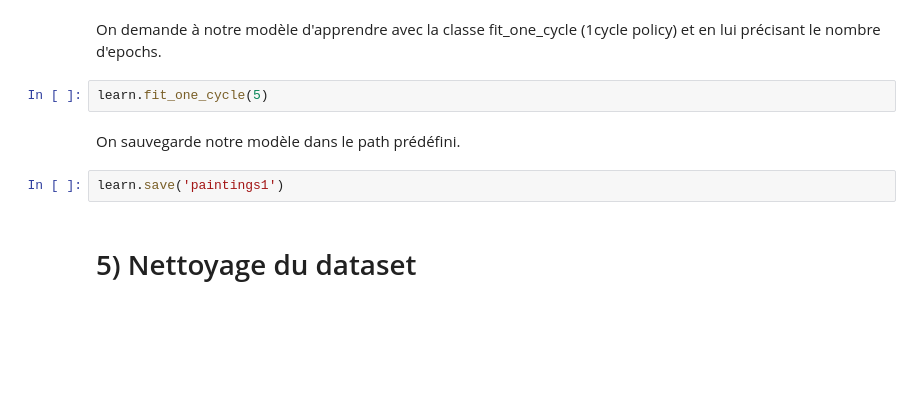
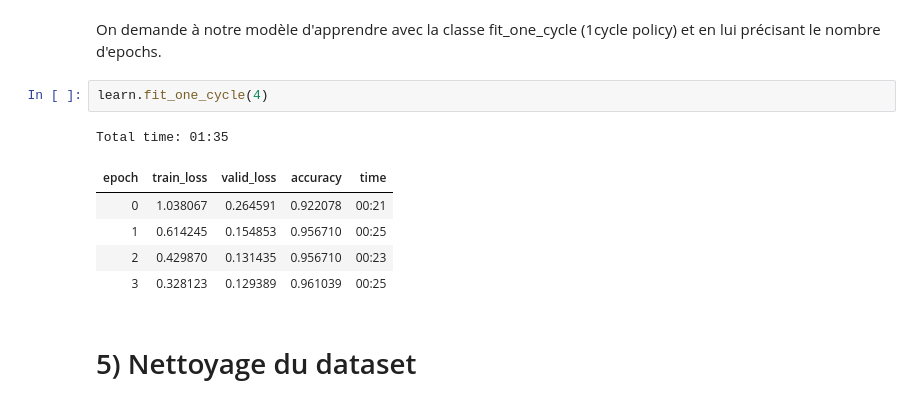
Before and after one commit to aquadzn/PaintingsClassification, a Jupyter notebook: ClassificationPeintures34.ipynb, the cells around one changed output. Cells and saved outputs as stored; diff of their text form; blank space fills up the shorter version.

```diff
--- a/ClassificationPeintures34.ipynb
+++ b/ClassificationPeintures34.ipynb
@@ -87,11 +93,14 @@ defaults.device = torch.device('cuda')
 # %% [markdown]
 On demande à notre modèle d'apprendre avec la classe fit_one_cycle (1cycle policy) et en lui précisant le nombre d'epochs.
 # %%
-learn.fit_one_cycle(5)
+learn.fit_one_cycle(4)
+# %% [output]
+Total time: 01:35
+| epoch | train_loss | valid_loss | accuracy | time |
+| 0 | 1.038067 | 0.264591 | 0.922078 | 00:21 |
+| 1 | 0.614245 | 0.154853 | 0.956710 | 00:25 |
+| 2 | 0.429870 | 0.131435 | 0.956710 | 00:23 |
+| 3 | 0.328123 | 0.129389 | 0.961039 | 00:25 |
-# %% [markdown]
-On sauvegarde notre modèle dans le path prédéfini.
-# %%
-learn.save('paintings1')
 # %% [markdown]
 # 5) Nettoyage du dataset
 # %% [markdown]
```
Also changed, not shown: parts of 21 cells of this notebook.
